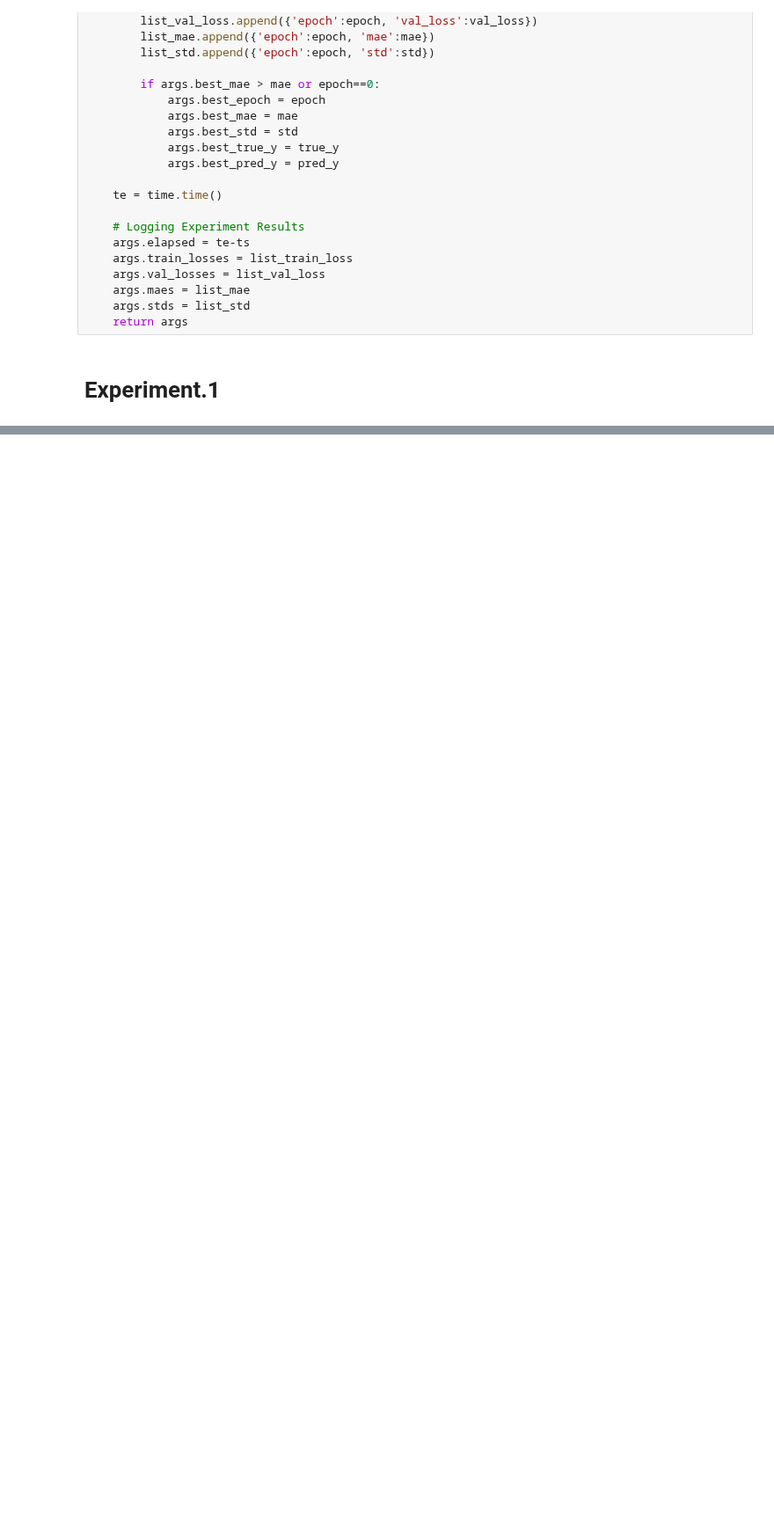
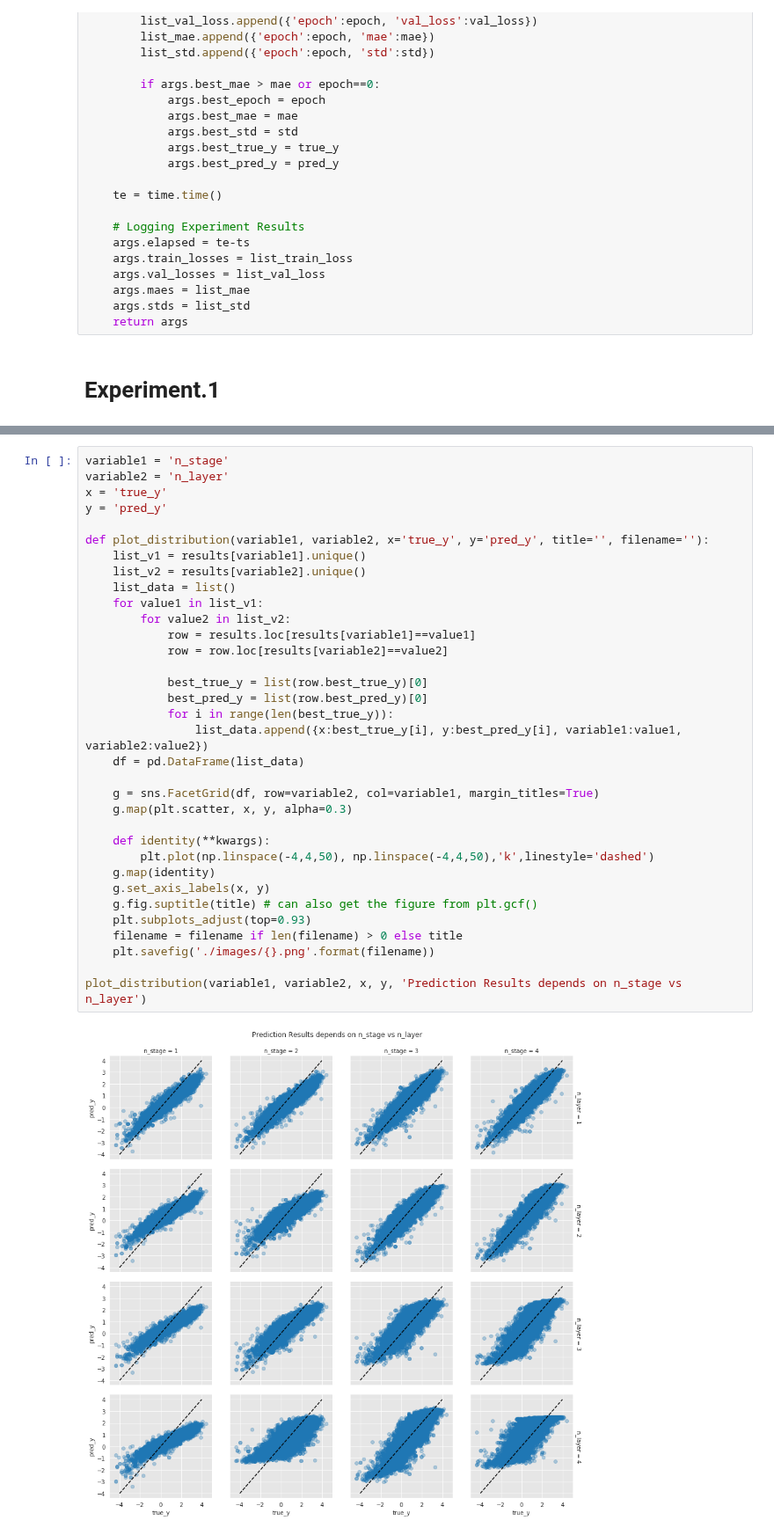
Before and after one commit to heartcored98/CH485_AI_Chemistry, a Jupyter notebook: Practice4_Tox21_CNN/Assignment4_logP_CNN.ipynb, the cells around one changed output, grey strips where cells are left out. Shown at 88% size. Drawn from its saved outputs; the diff is of its cells as text; blank space fills up the shorter version.

```diff
--- a/Practice4_Tox21_CNN/Assignment4_logP_CNN.ipynb
+++ b/Practice4_Tox21_CNN/Assignment4_logP_CNN.ipynb
@@ -373,3 +386,39 @@ sns.barplot(x='n_stage', y='best_mae', hue='n_layer', data=results)
+# %%
+variable1 = 'n_stage'
+variable2 = 'n_layer'
+x = 'true_y'
+y = 'pred_y'
+
+def plot_distribution(variable1, variable2, x='true_y', y='pred_y', title='', filename=''):
+    list_v1 = results[variable1].unique()
+    list_v2 = results[variable2].unique()
+    list_data = list()
+    for value1 in list_v1:
+        for value2 in list_v2:
+            row = results.loc[results[variable1]==value1]
+            row = row.loc[results[variable2]==value2]
+
+            best_true_y = list(row.best_true_y)[0]
+            best_pred_y = list(row.best_pred_y)[0]
+            for i in range(len(best_true_y)):
+                list_data.append({x:best_true_y[i], y:best_pred_y[i], variable1:value1, variable2:value2})
+    df = pd.DataFrame(list_data)
+
+    g = sns.FacetGrid(df, row=variable2, col=variable1, margin_titles=True)
+    g.map(plt.scatter, x, y, alpha=0.3)
+
+    def identity(**kwargs):
+        plt.plot(np.linspace(-4,4,50), np.linspace(-4,4,50),'k',linestyle='dashed')
+    g.map(identity)
+    g.set_axis_labels(x, y)
+    g.fig.suptitle(title) # can also get the figure from plt.gcf()
+    plt.subplots_adjust(top=0.93)
+    filename = filename if len(filename) > 0 else title
+    plt.savefig('./images/{}.png'.format(filename))
+
+plot_distribution(variable1, variable2, x, y, 'Prediction Results depends on n_stage vs n_layer')
+# %% [output]
+[figure, added]
 # %%
 true_y = results['best_true_y'][0]
 pred_y = results['best_pred_y'][0]
```
Also changed, not shown: parts of 8 cells of this notebook.
